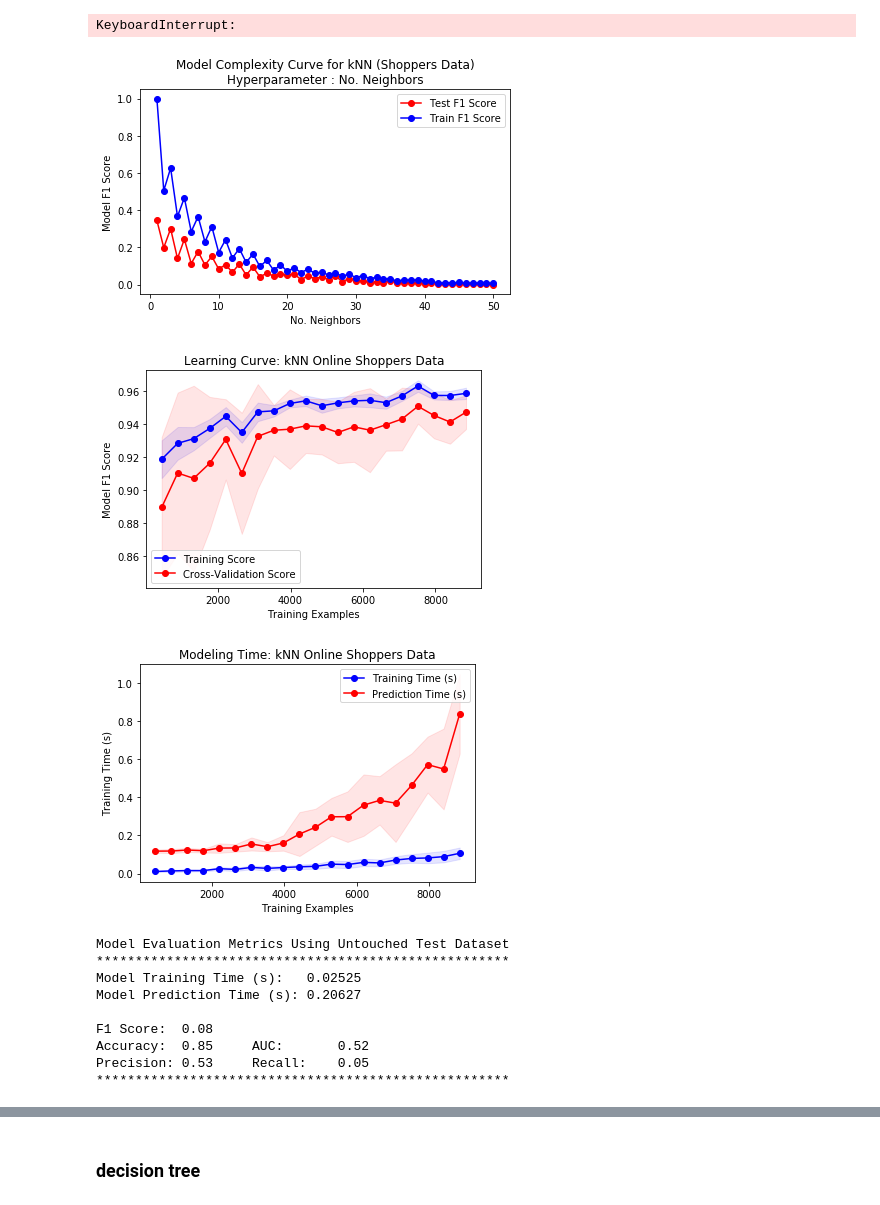
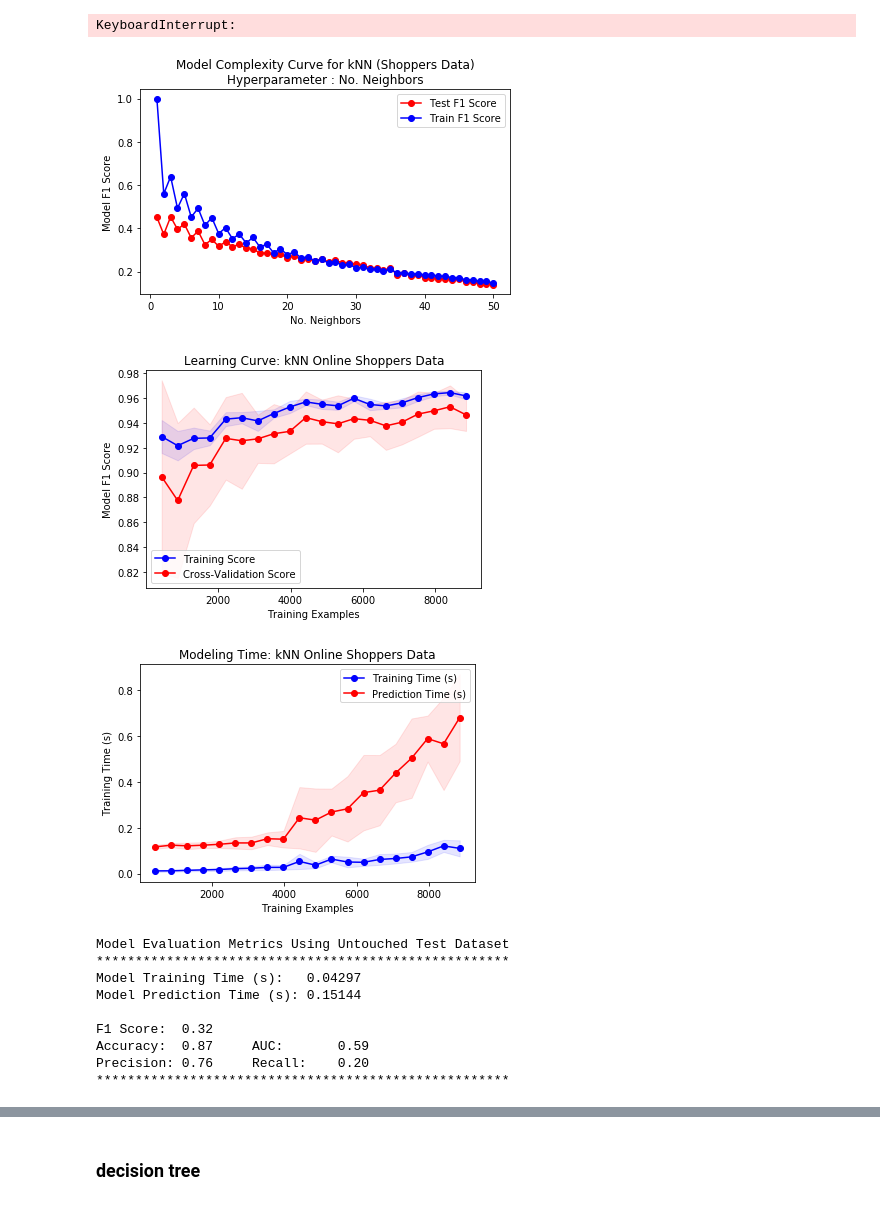
Before and after one commit to ryanym/cs7641, a Jupyter notebook: assignment1/testbench.ipynb, the cells around one changed output, grey strips where cells are left out. Saved outputs shown, nothing was run; the diff lists cells and outputs as text; code cells hidden in the pictures.

Commit message:
more plots for report

```diff
--- a/assignment1/testbench.ipynb
+++ b/assignment1/testbench.ipynb
@@ -44,7 +45,7 @@ print(Y1.shape)
 
 ### online shopper data preprocessing
 # %%
-columns_to_encode = ['Administrative', 'Informational','ProductRelated', 'VisitorType', 'Weekend', 'Revenue']
+columns_to_encode = ['Administrative', 'Informational','ProductRelated', 'VisitorType', 'Weekend', 'Month','Revenue']
 label_encoder = preprocessing.LabelEncoder()
 df = data2[columns_to_encode]
 df = df.apply(label_encoder.fit_transform)
@@ -52,13 +53,13 @@ data2 = data2.drop(columns_to_encode, axis=1)
 data2 = pd.concat([data2, df], axis=1)
 data2.head()
 data2 = pd.get_dummies(data2,columns=['Month', 'OperatingSystems','Browser','Region','TrafficType','VisitorType','Weekend'])
-columns_to_cat = ['Administrative_Duration', 'Informational_Duration', 'ProductRelated_Duration', 'BounceRates', 'ExitRates','PageValues','SpecialDay']
-# data2.loc[data2['SpecialDay'] != 0, 'SpecialDay'] =1
-for i in columns_to_cat:
-    median = data2.loc[:, i].median()
-    print(median)
-    data2.loc[data2[i] <= median, i] = 0
-    data2.loc[data2[i] > median, i] = 1
+# columns_to_cat = ['Administrative_Duration', 'Informational_Duration', 'ProductRelated_Duration', 'BounceRates', 'ExitRates','PageValues','SpecialDay']
+# # data2.loc[data2['SpecialDay'] != 0, 'SpecialDay'] =1
+# for i in columns_to_cat:
+#     median = data2.loc[:, i].median()
+#     print(median)
+#     data2.loc[data2[i] <= median, i] = 0
+#     data2.loc[data2[i] > median, i] = 1
 X2 = data2.drop(['Revenue'], axis=1)
 Y2 = data2[['Revenue']]
 print(X2.shape)
@@ -265,19 +264,19 @@ KeyboardInterrupt:
 # %%
 estimator_online_shoppers = kNN(n_neighbors=10, n_jobs=-1)
 hyperKNN(X2_train, Y2_train, X2_test, Y2_test, title="Model Complexity Curve for kNN (Shoppers Data)\nHyperparameter : No. Neighbors")
-train_samp_phish, kNN_train_score_phish, kNN_fit_time_phish, kNN_pred_time_phish = plot_learning_curve(estimator_online_shoppers, X1_train, Y1_train,title="kNN Online Shoppers Data")
+train_samp_phish, kNN_train_score_phish, kNN_fit_time_phish, kNN_pred_time_phish = plot_learning_curve(estimator_online_shoppers, X2_train, Y2_train,title="kNN Online Shoppers Data")
 final_classifier_evaluation(estimator_online_shoppers, X2_train, X2_test, Y2_train, Y2_test)
 # %% [output]
-[figure, old version]
+[figure, new version]
-[figure, old version]
+[figure, new version]
-[figure, old version]
+[figure, new version]
 Model Evaluation Metrics Using Untouched Test Dataset
 *****************************************************
-Model Training Time (s):   0.02525
-Model Prediction Time (s): 0.20627
+Model Training Time (s):   0.04297
+Model Prediction Time (s): 0.15144
 
-F1 Score:  0.08
-Accuracy:  0.85     AUC:       0.52
-Precision: 0.53     Recall:    0.05
+F1 Score:  0.32
+Accuracy:  0.87     AUC:       0.59
+Precision: 0.76     Recall:    0.20
 *****************************************************
 [figure]
```
Also changed, not shown: parts of 11 cells of this notebook, 1 other file.
